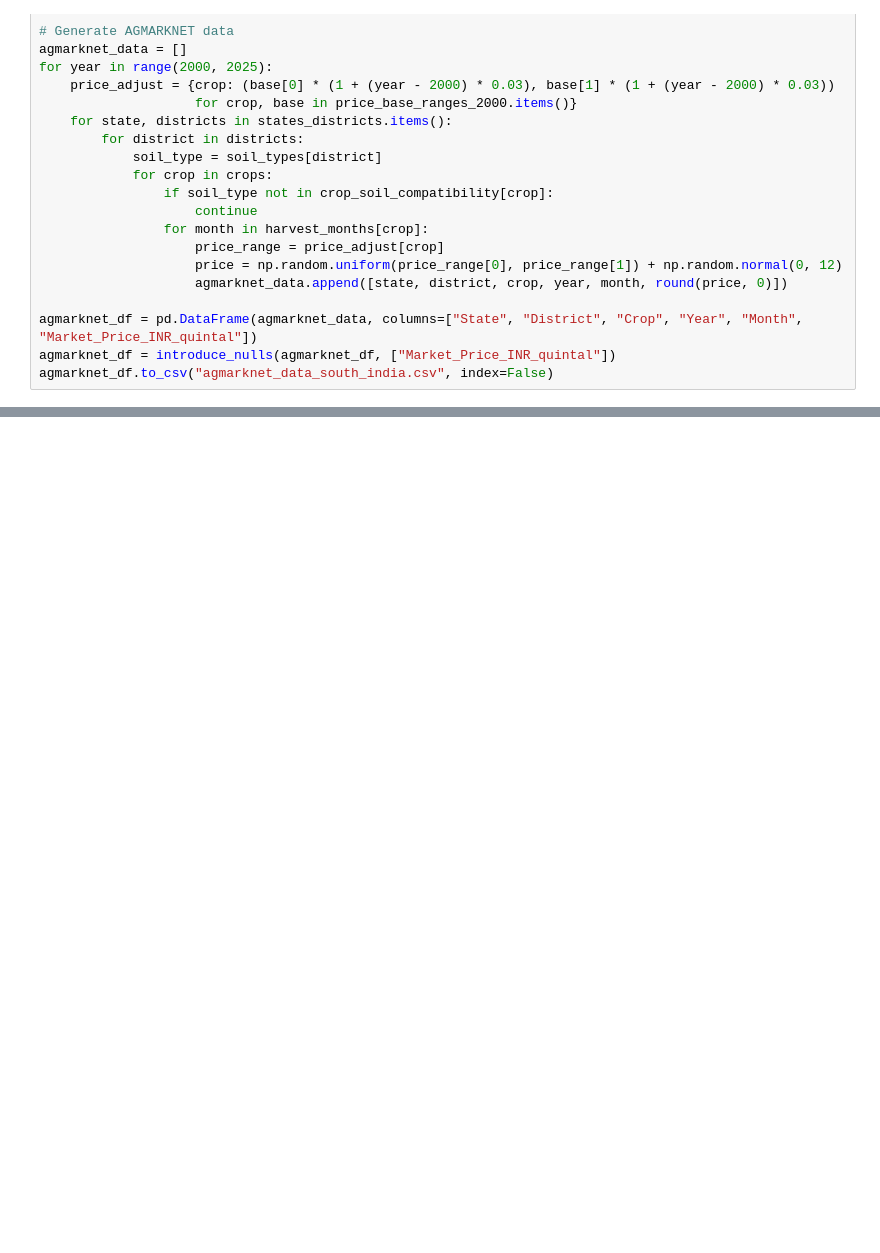
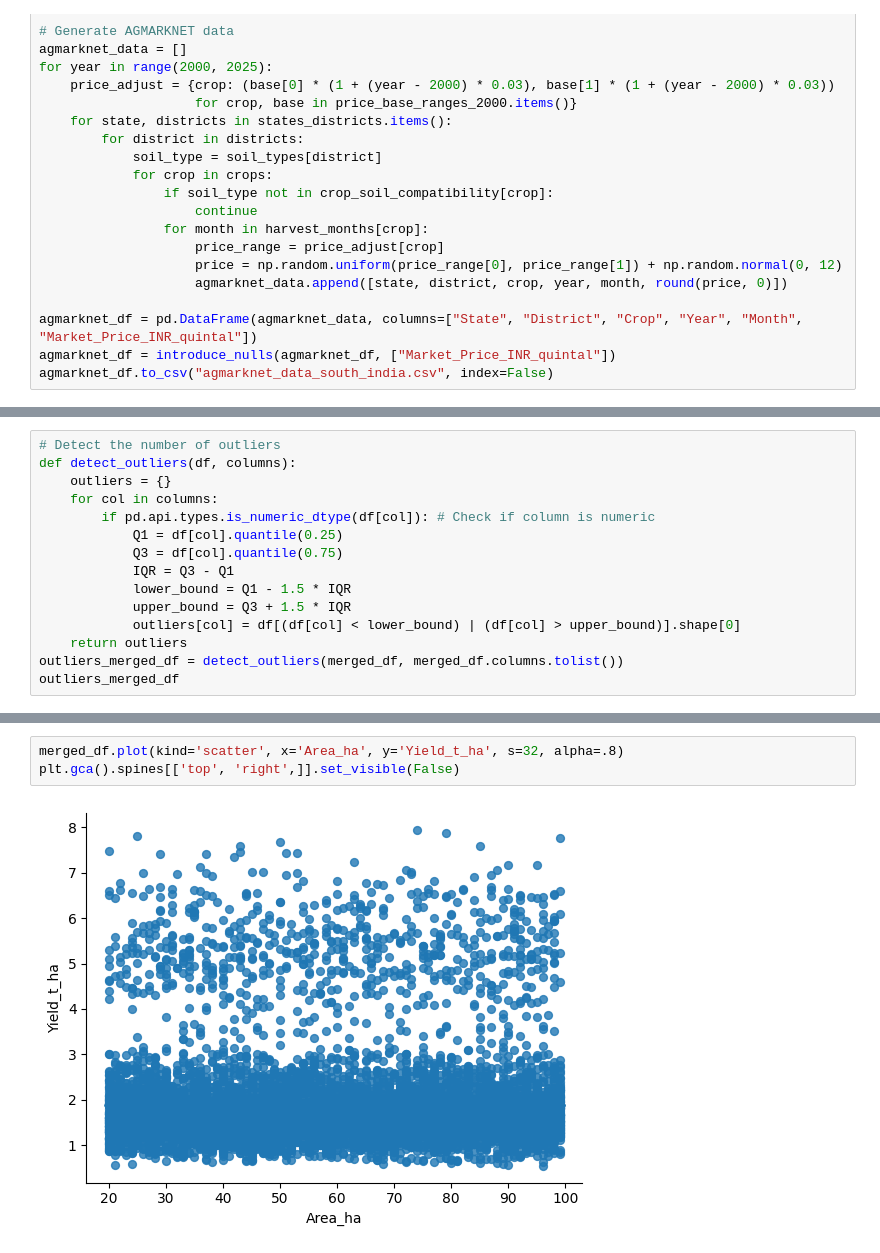
Before and after one commit to Neeharika457/Crop-Yield-price-and-crop-type-prediction, a Jupyter notebook: crop_yield,price,type.ipynb, the cells around one changed output, grey strips where cells are left out. Cells and saved outputs as stored; diff of their text form; blank space fills up the shorter version.

```diff
--- a/crop_yield,price,type.ipynb
+++ b/crop_yield,price,type.ipynb
@@ -1249,0 +400,15 @@ joblib.dump(crop_model, 'crop_model.pkl')
+# %%
+# Detect the number of outliers
+def detect_outliers(df, columns):
+    outliers = {}
+    for col in columns:
+        if pd.api.types.is_numeric_dtype(df[col]): # Check if column is numeric
+            Q1 = df[col].quantile(0.25)
+            Q3 = df[col].quantile(0.75)
+            IQR = Q3 - Q1
+            lower_bound = Q1 - 1.5 * IQR
+            upper_bound = Q3 + 1.5 * IQR
+            outliers[col] = df[(df[col] < lower_bound) | (df[col] > upper_bound)].shape[0]
+    return outliers
+outliers_merged_df = detect_outliers(merged_df, merged_df.columns.tolist())
+outliers_merged_df
@@ -1249,0 +610,5 @@ joblib.dump(crop_model, 'crop_model.pkl')
+# %%
+merged_df.plot(kind='scatter', x='Area_ha', y='Yield_t_ha', s=32, alpha=.8)
+plt.gca().spines[['top', 'right',]].set_visible(False)
+# %% [output]
+[figure, added]
```
Also changed, not shown: parts of 81 cells of this notebook.
